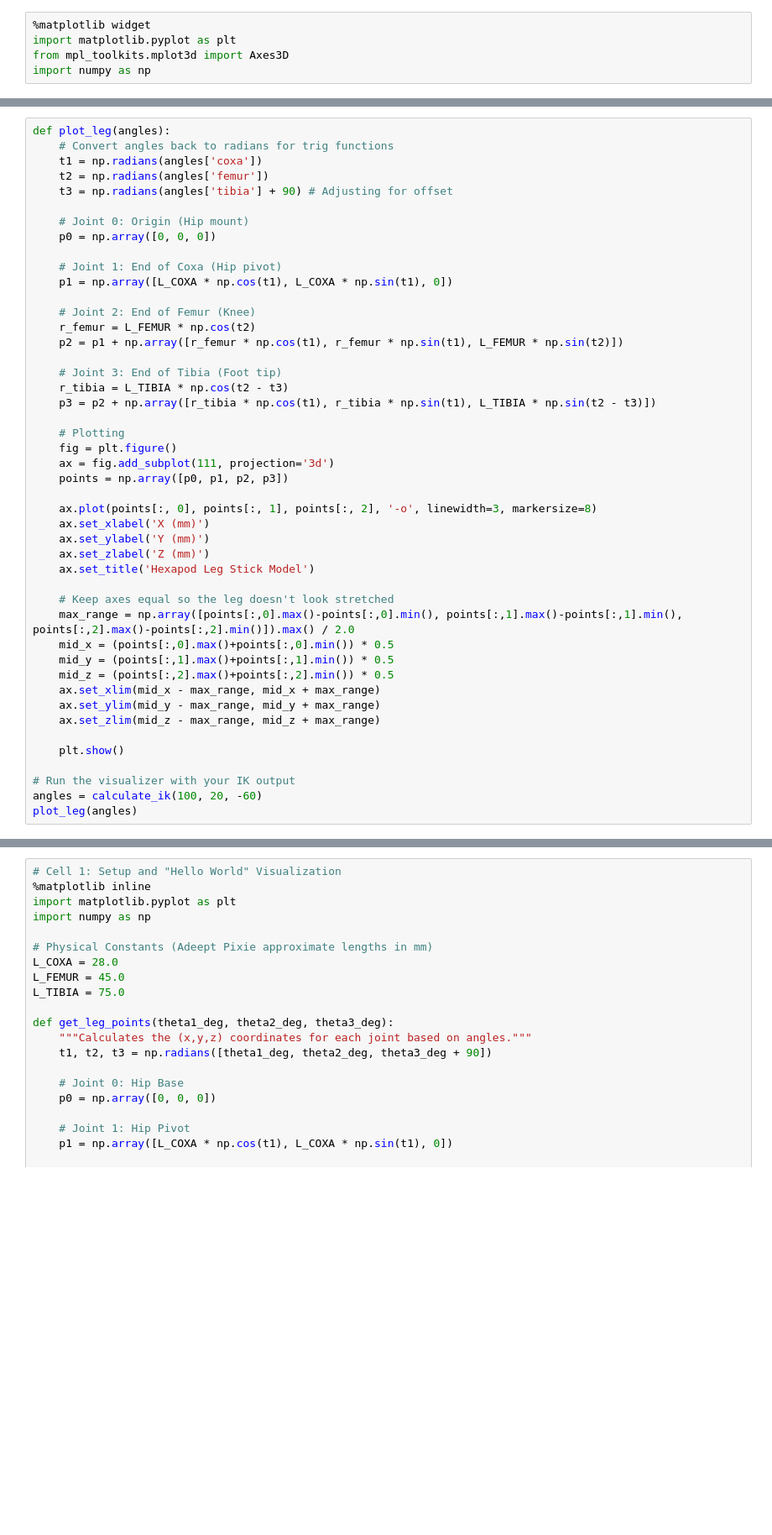
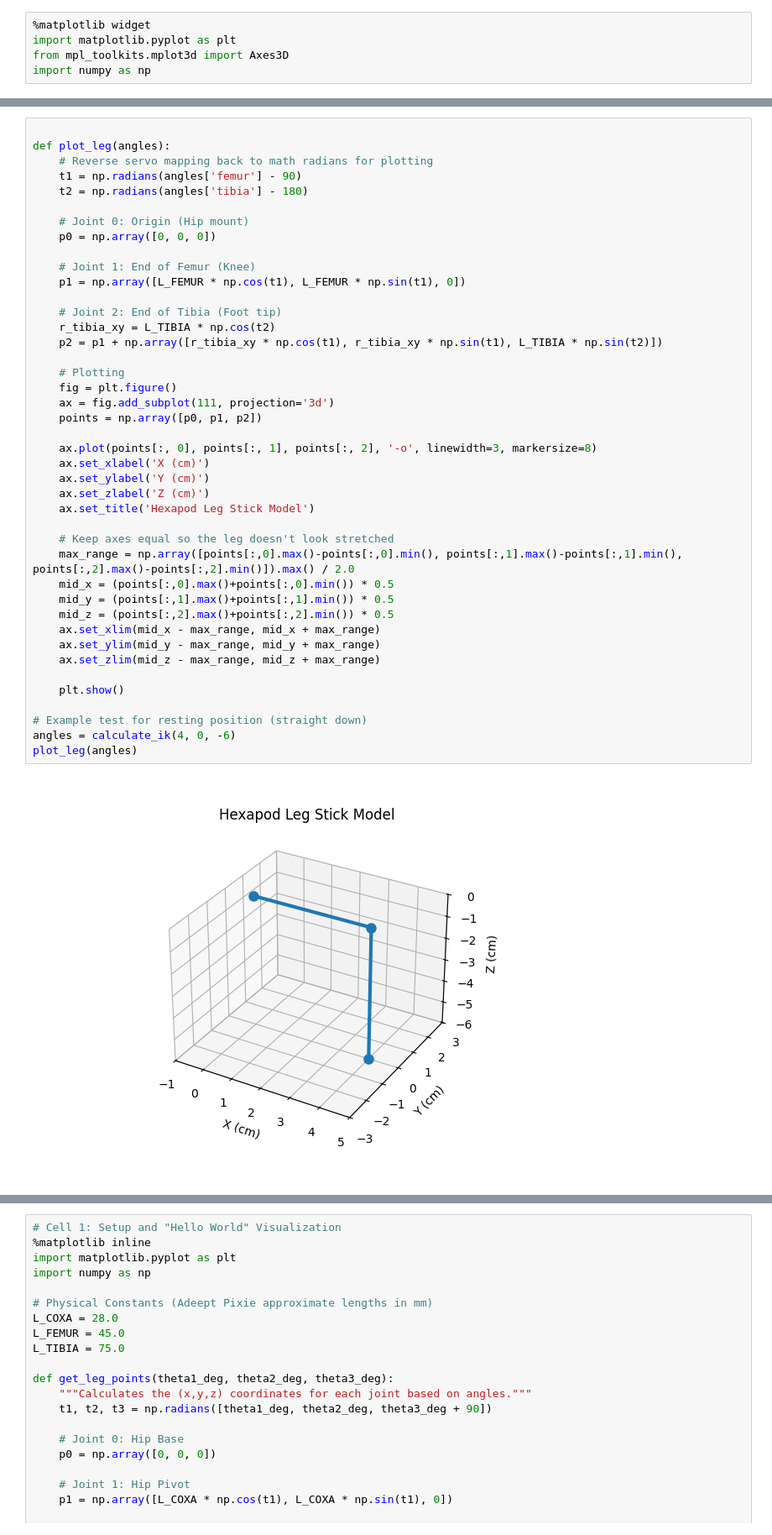
Before and after one commit to neuralcoral/home-mapper, a Jupyter notebook: simulation/Inverse Kinetic Investigation.ipynb, the cells around one changed output, grey strips where cells are left out. Shown at 84% size. Cells and saved outputs as stored; diff of their text form; blank space fills up the shorter version.

```diff
--- a/simulation/Inverse Kinetic Investigation.ipynb
+++ b/simulation/Inverse Kinetic Investigation.ipynb
@@ -101,47 +81,45 @@ except ValueError as e:
 # %%
+
 def plot_leg(angles):
-    # Convert angles back to radians for trig functions
-    t1 = np.radians(angles['coxa'])
-    t2 = np.radians(angles['femur'])
-    t3 = np.radians(angles['tibia'] + 90) # Adjusting for offset
+    # Reverse servo mapping back to math radians for plotting
+    t1 = np.radians(angles['femur'] - 90)
+    t2 = np.radians(angles['tibia'] - 180)
 
     # Joint 0: Origin (Hip mount)
     p0 = np.array([0, 0, 0])
 
-    # Joint 1: End of Coxa (Hip pivot)
-    p1 = np.array([L_COXA * np.cos(t1), L_COXA * np.sin(t1), 0])
+    # Joint 1: End of Femur (Knee)
+    p1 = np.array([L_FEMUR * np.cos(t1), L_FEMUR * np.sin(t1), 0])
 
-    # Joint 2: End of Femur (Knee)
-    r_femur = L_FEMUR * np.cos(t2)
-    p2 = p1 + np.array([r_femur * np.cos(t1), r_femur * np.sin(t1), L_FEMUR * np.sin(t2)])
-
-    # Joint 3: End of Tibia (Foot tip)
-    r_tibia = L_TIBIA * np.cos(t2 - t3)
-    p3 = p2 + np.array([r_tibia * np.cos(t1), r_tibia * np.sin(t1), L_TIBIA * np.sin(t2 - t3)])
+    # Joint 2: End of Tibia (Foot tip)
+    r_tibia_xy = L_TIBIA * np.cos(t2)
+    p2 = p1 + np.array([r_tibia_xy * np.cos(t1), r_tibia_xy * np.sin(t1), L_TIBIA * np.sin(t2)])
 
     # Plotting
     fig = plt.figure()
     ax = fig.add_subplot(111, projection='3d')
-    points = np.array([p0, p1, p2, p3])
+    points = np.array([p0, p1, p2])
 
     ax.plot(points[:, 0], points[:, 1], points[:, 2], '-o', linewidth=3, markersize=8)
-    ax.set_xlabel('X (mm)')
-    ax.set_ylabel('Y (mm)')
-    ax.set_zlabel('Z (mm)')
+    ax.set_xlabel('X (cm)')
+    ax.set_ylabel('Y (cm)')
+    ax.set_zlabel('Z (cm)')
     ax.set_title('Hexapod Leg Stick Model')
 
     # Keep axes equal so the leg doesn't look stretched
     max_range = np.array([points[:,0].max()-points[:,0].min(), points[:,1].max()-points[:,1].min(), points[:,2].max()-points[:,2].min()]).max() / 2.0
     mid_x = (points[:,0].max()+points[:,0].min()) * 0.5
     mid_y = (points[:,1].max()+points[:,1].min()) * 0.5
     mid_z = (points[:,2].max()+points[:,2].min()) * 0.5
     ax.set_xlim(mid_x - max_range, mid_x + max_range)
     ax.set_ylim(mid_y - max_range, mid_y + max_range)
     ax.set_zlim(mid_z - max_range, mid_z + max_range)
 
     plt.show()
 
-# Run the visualizer with your IK output
-angles = calculate_ik(100, 20, -60)
+# Example test for resting position (straight down)
+angles = calculate_ik(4, 0, -6)
 plot_leg(angles)
+# %% [output]
+[figure, added]
 # %%
```
Also changed, not shown: parts of 3 cells of this notebook.
